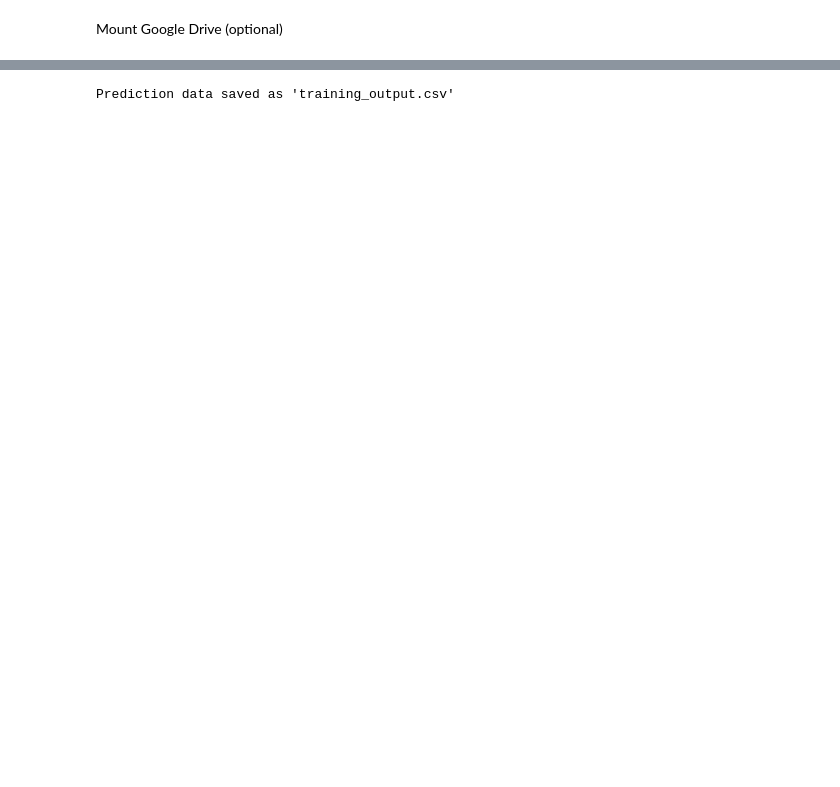
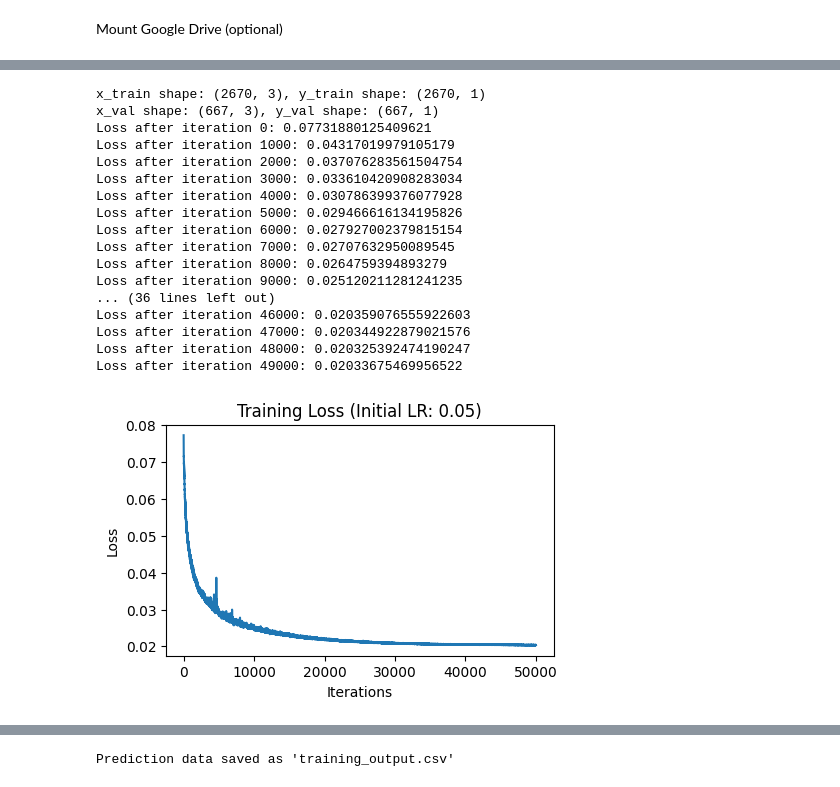
Before and after one commit to TacoStop666/ML_FinalProject, a Jupyter notebook: nnmodel.ipynb, the cells around one changed output, grey strips where cells are left out. Saved outputs shown, nothing was run; the diff lists cells and outputs as text; code cells hidden in the pictures; blank space fills up the shorter version.

Commit message:
two model for photo and video && filter # followers

```diff
--- a/nnmodel.ipynb
+++ b/nnmodel.ipynb
@@ -707,8 +703,8 @@ def preProcessed(x, y):
     x_train = scaler.fit_transform(x_train)
     y_train = scaler.fit_transform(y_train)
     x_train[:, 0] = np.where(x_train[:, 0] > 0, np.log10(x_train[:, 0].clip(min=1e-10)), x_train[:, 0])
+    x_train[:, 1] = np.where(x_train[:, 1] > 0, np.log10(x_train[:, 1].clip(min=1e-10)), x_train[:, 1])
     x_train[:, 2] = np.where(x_train[:, 2] > 0, np.log10(x_train[:, 2].clip(min=1e-10)), x_train[:, 2])
-    x_train[:, 3] = np.where(x_train[:, 3] > 0, np.log10(x_train[:, 3].clip(min=1e-10)), x_train[:, 3])
     y_train[:, 0] = np.where(y_train[:, 0] > 0, np.log10(y_train[:, 0].clip(min=1e-10)), y_train[:, 0])
     # x_train = (x_train - np.mean(x_train, axis=0)) / np.std(x_train, axis=0)
     # y_train = (y_train - np.mean(y_train)) / np.std(y_train)
@@ -725,8 +721,8 @@ def split_data(X_train, Y_train, split_ratio=0.2):
 
     return x_train, y_train, x_val, y_val
 # %%
-# load data
-data_root = "process_output.csv"
+# load training data
+data_root = "out.csv"
 with open(data_root, newline='') as csvfile:
     datalist = pd.read_csv(data_root)
 # %%
@@ -753 +739,55 @@ print(doc_bag)
+# %%
+# filtered_data = datalist[(datalist["followers"] > 10000) & (datalist["followers"] < 1000000)]
+# data_isVideo = filtered_data[filtered_data["is Photo"] == 0]
+data_isVideo = datalist[(datalist["followers"] > 100) & (datalist["followers"] < 1000000) & (datalist["is Video"] == 1)]
+# xy = filtered_data[[ "followers","is Photo", "hashtag_count", "days_diff", "Like Count"]].to_numpy()
+xy_isVideo = data_isVideo[[ "followers", "hashtag_count", "days_diff", "Like Count"]].to_numpy()
+
+x_isVideo = xy_isVideo[:, :-1]
+y_isVideo = xy_isVideo[:, -1]
+x_processed_isVideo, y_processed_isVideo = preProcessed(x_isVideo, y_isVideo)
+x_train_isVideo, y_train_isVideo, x_val_isVideo, y_val_isVideo = split_data(x_processed_isVideo, y_processed_isVideo, split_ratio=0.2)
+print(f"x_train shape: {x_train_isVideo.shape}, y_train shape: {y_train_isVideo.shape}")
+print(f"x_val shape: {x_val_isVideo.shape}, y_val shape: {y_val_isVideo.shape}")
+
+loss_function = "mse";
+layers_dims = [x_train_isVideo.shape[-1], 32, 16, 1] # linear for converge, sigmoid for diverge
+activation_fn = ["relu", "relu", "linear"]
+learning_rate = 0.05
+num_iterations = 50000
+print_loss = True
+print_freq = 1000
+decrease_freq = 1000
+decrease_proportion = 0.9
+batch_size = 16
+
+model_isVideo = Model(layers_dims, activation_fn, loss_function)
+model_isVideo, losses, history = train_model(model_isVideo, x_train_isVideo, y_train_isVideo, learning_rate, num_iterations, batch_size, print_loss, print_freq, decrease_freq, decrease_proportion)
+
+# Plot the loss
+plt.figure(figsize=(5, 3))
+plt.plot(losses)
+plt.xlabel('Iterations')
+plt.ylabel('Loss')
+plt.title(f'Training Loss (Initial LR: {learning_rate})')
+plt.show()
+# %% [output]
+x_train shape: (2670, 3), y_train shape: (2670, 1)
+x_val shape: (667, 3), y_val shape: (667, 1)
+Loss after iteration 0: 0.07731880125409621
+Loss after iteration 1000: 0.04317019979105179
+Loss after iteration 2000: 0.037076283561504754
+Loss after iteration 3000: 0.033610420908283034
+Loss after iteration 4000: 0.030786399376077928
+Loss after iteration 5000: 0.029466616134195826
+Loss after iteration 6000: 0.027927002379815154
+Loss after iteration 7000: 0.02707632950089545
+Loss after iteration 8000: 0.0264759394893279
+Loss after iteration 9000: 0.025120211281241235
+... (36 lines left out)
+Loss after iteration 46000: 0.020359076555922603
+Loss after iteration 47000: 0.020344922879021576
+Loss after iteration 48000: 0.020325392474190247
+Loss after iteration 49000: 0.02033675469956522
+[figure, added]
 # %%
```
Also changed, not shown: parts of 7 cells of this notebook.
